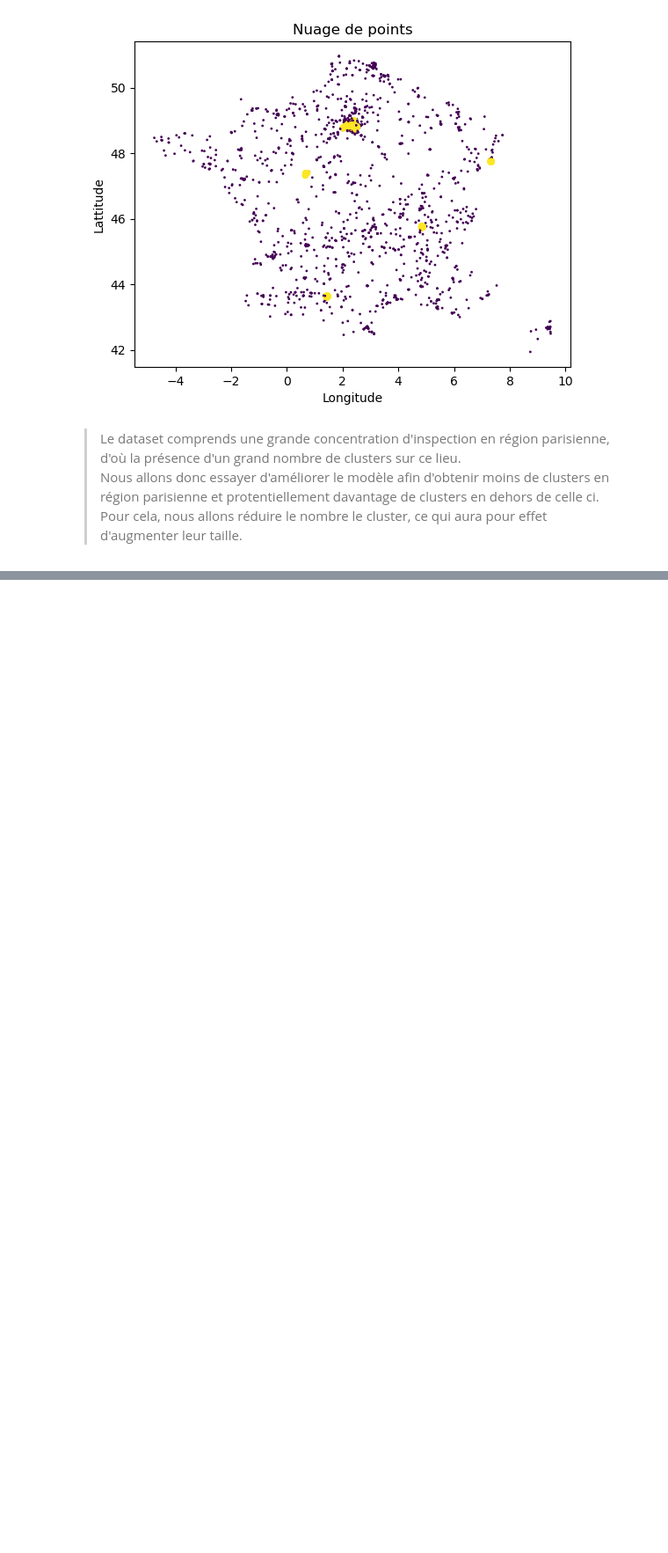
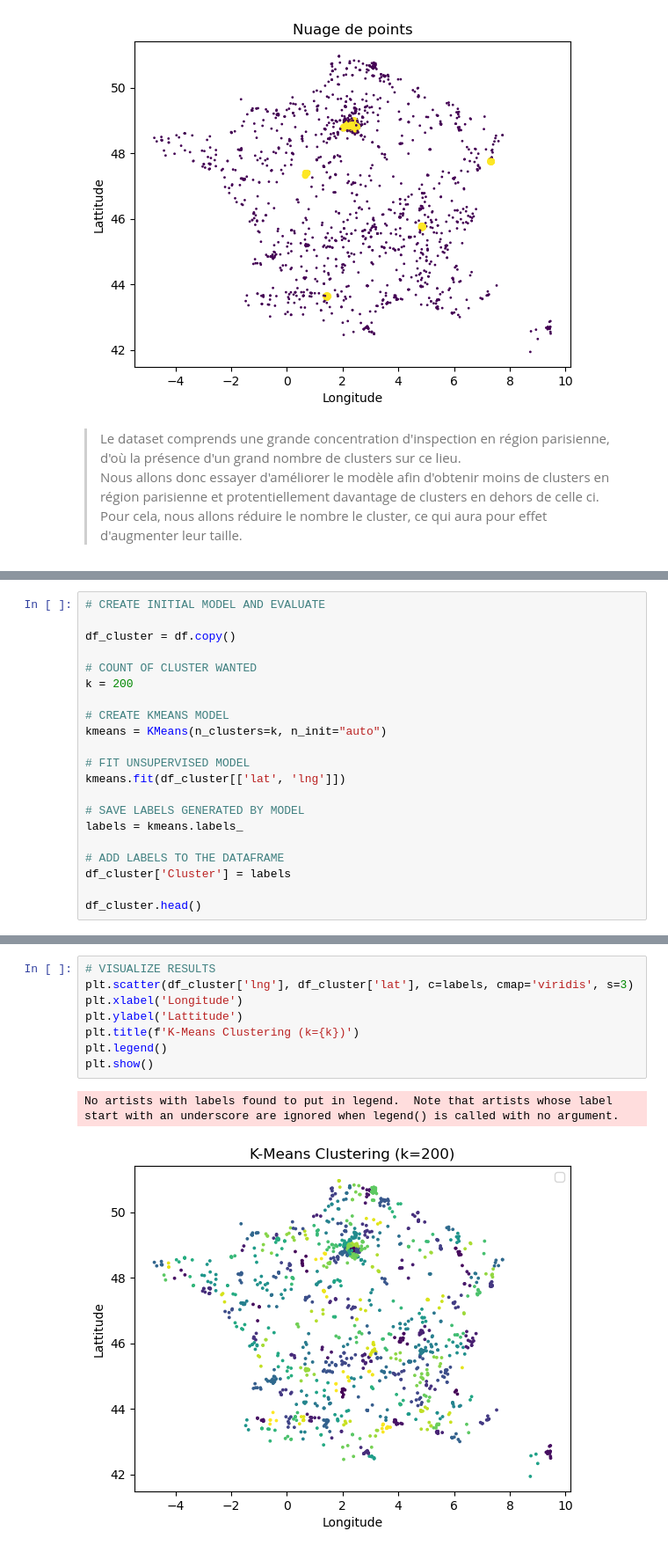
Before and after one commit to NSamper/atelier_datascience_I1, a Jupyter notebook: TD NOTE ALIMCONFIANCE/TB Notebook.ipynb, the cells around one changed output, grey strips where cells are left out. Shown at 88% size. Cells and saved outputs as stored; diff of their text form; blank space fills up the shorter version.

```diff
--- a/TD NOTE ALIMCONFIANCE/TB Notebook.ipynb
+++ b/TD NOTE ALIMCONFIANCE/TB Notebook.ipynb
@@ -205,0 +208,21 @@ plt.show()
+# %%
+# CREATE INITIAL MODEL AND EVALUATE
+
+df_cluster = df.copy()
+
+# COUNT OF CLUSTER WANTED
+k = 200
+
+# CREATE KMEANS MODEL
+kmeans = KMeans(n_clusters=k, n_init="auto")
+
+# FIT UNSUPERVISED MODEL
+kmeans.fit(df_cluster[['lat', 'lng']])
+
+# SAVE LABELS GENERATED BY MODEL
+labels = kmeans.labels_
+
+# ADD LABELS TO THE DATAFRAME
+df_cluster['Cluster'] = labels
+
+df_cluster.head()
@@ -205,0 +236,11 @@ plt.show()
+# %%
+# VISUALIZE RESULTS
+plt.scatter(df_cluster['lng'], df_cluster['lat'], c=labels, cmap='viridis', s=3)
+plt.xlabel('Longitude')
+plt.ylabel('Lattitude')
+plt.title(f'K-Means Clustering (k={k})')
+plt.legend()
+plt.show()
+# %% [output]
+No artists with labels found to put in legend.  Note that artists whose label start with an underscore are ignored when legend() is called with no argument.
+[figure, added]
```
Also changed, not shown: parts of 6 cells of this notebook, 1 other file.
